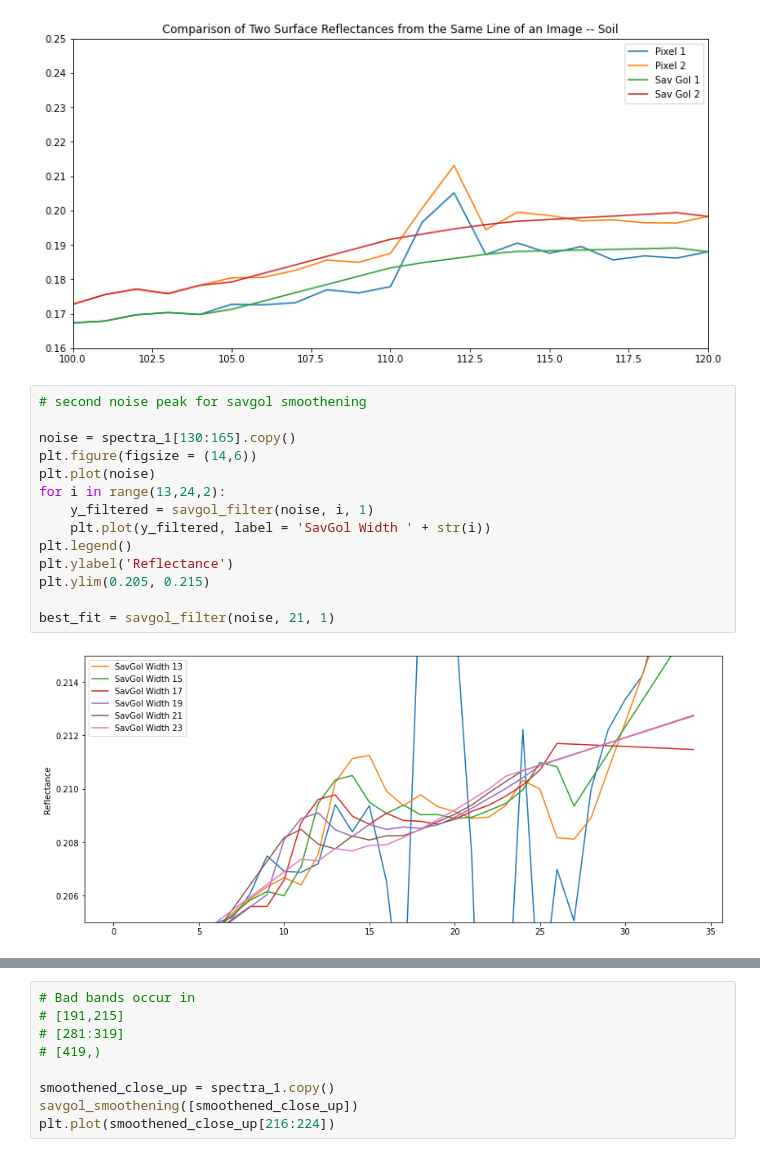
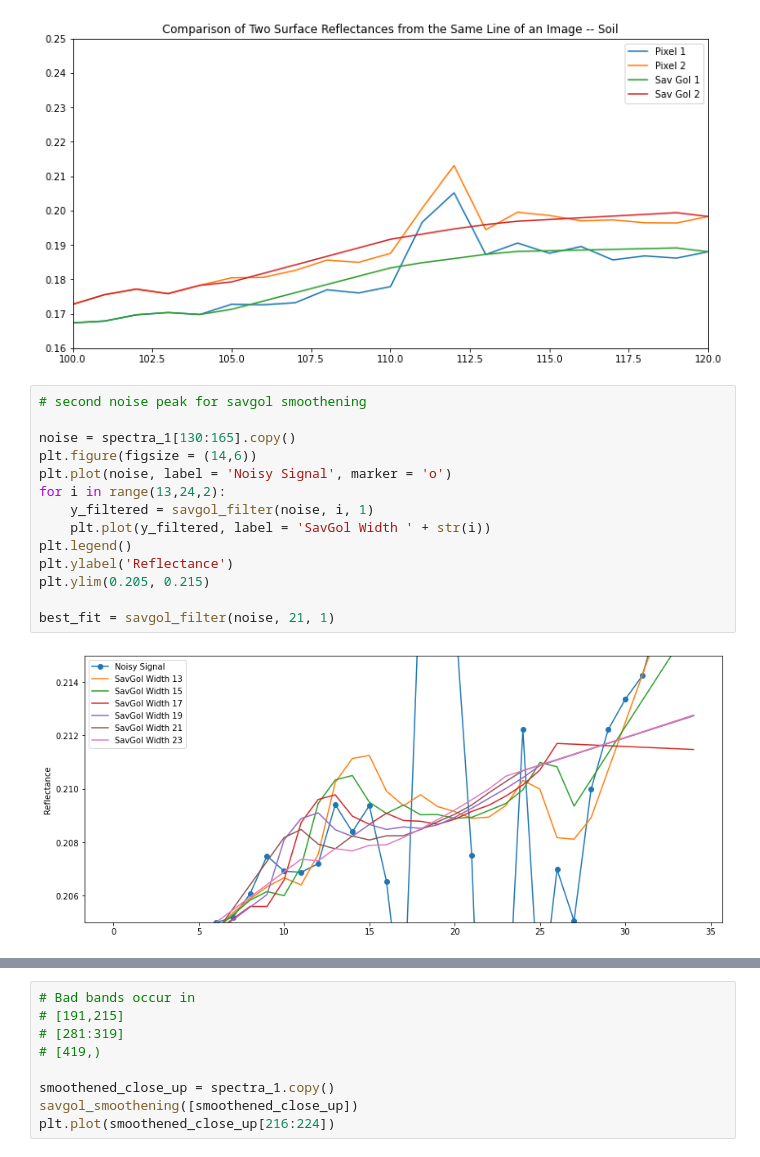
Before and after one commit to varunpatro1/OE-Reproducibility, a Jupyter notebook: Cleaning_Experiment.ipynb, the cells around one changed output, grey strips where cells are left out. Cells and saved outputs as stored; diff of their text form.

```diff
--- a/Cleaning_Experiment.ipynb
+++ b/Cleaning_Experiment.ipynb
@@ -244,16 +244,16 @@ Text(0.5, 1.0, 'Comparison of Two Surface Reflectances from the Same Line of an
 # %%
 # second noise peak for savgol smoothening
 
 noise = spectra_1[130:165].copy()
 plt.figure(figsize = (14,6))
-plt.plot(noise)
+plt.plot(noise, label = 'Noisy Signal', marker = 'o')
 for i in range(13,24,2):
     y_filtered = savgol_filter(noise, i, 1)
     plt.plot(y_filtered, label = 'SavGol Width ' + str(i))
 plt.legend()
 plt.ylabel('Reflectance')
 plt.ylim(0.205, 0.215)
 
 best_fit = savgol_filter(noise, 21, 1)
 # %% [output]
-[figure, old version]
+[figure, new version]
```
Also changed, not shown: parts of 6 cells of this notebook.
